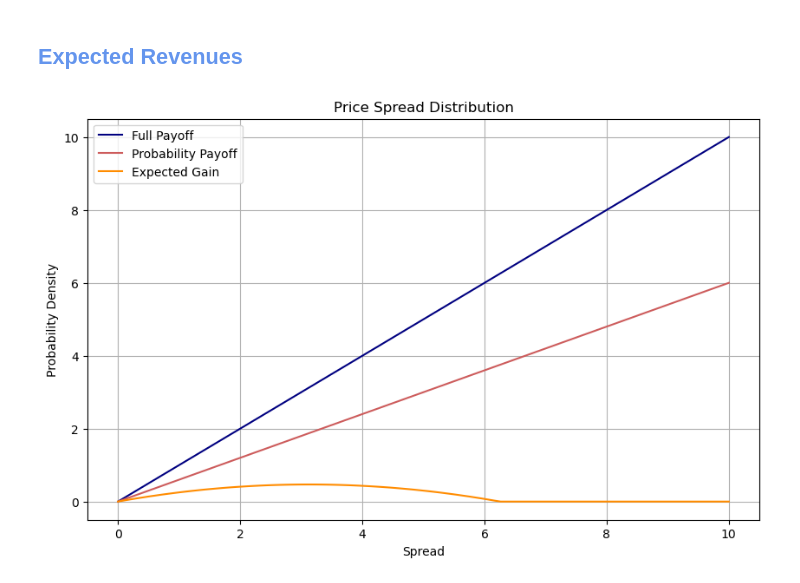
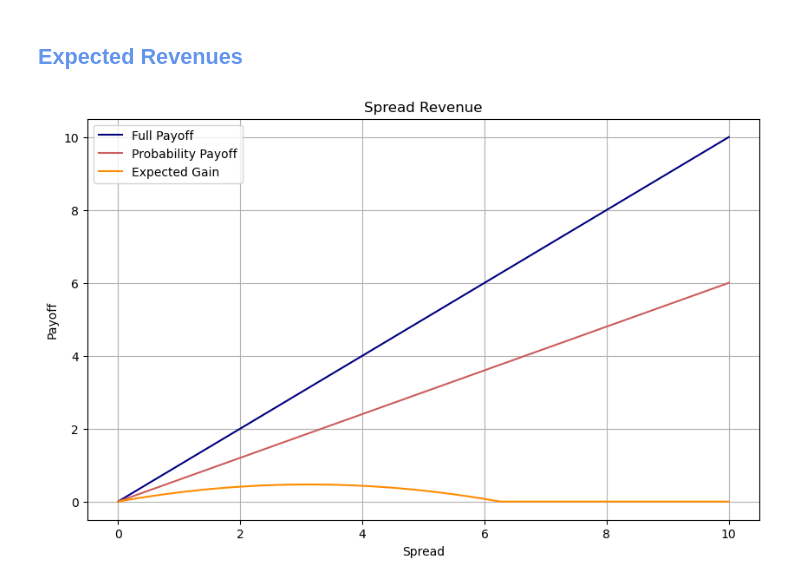
Before and after one commit to LuisMB09/Trading, a Jupyter notebook: Information_Based_Models.ipynb, the cells around one changed output. Saved outputs shown, nothing was run; the diff lists cells and outputs as text; code cells hidden in the pictures.

Commit message:
graph

```diff
--- a/Information_Based_Models.ipynb
+++ b/Information_Based_Models.ipynb
@@ -41,17 +41,17 @@ plt.show()
 # %%
 spread = np.linspace(0, 10, 100)
 expected_gain = pi_lb(spread) * 0.6 * spread
 
 plt.figure(figsize=(10, 6))
 plt.plot(spread, spread, c = 'navy', label='Full Payoff')
 plt.plot(spread, 0.6*spread, c = 'indianred', label='Probability Payoff')
 plt.plot(spread, expected_gain, c = 'darkorange', label='Expected Gain')
 
-plt.title("Price Spread Distribution")
+plt.title("Spread Revenue")
 plt.xlabel("Spread")
-plt.ylabel("Probability Density")
+plt.ylabel("Payoff")
 plt.legend()
 plt.grid()
 plt.show()
 # %% [output]
-[figure, old version]
+[figure, new version]
```
